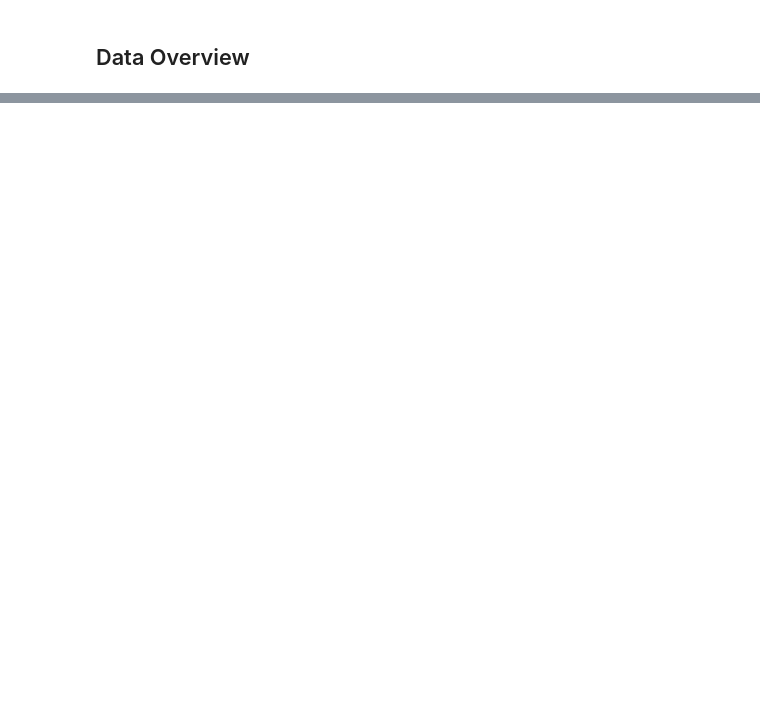
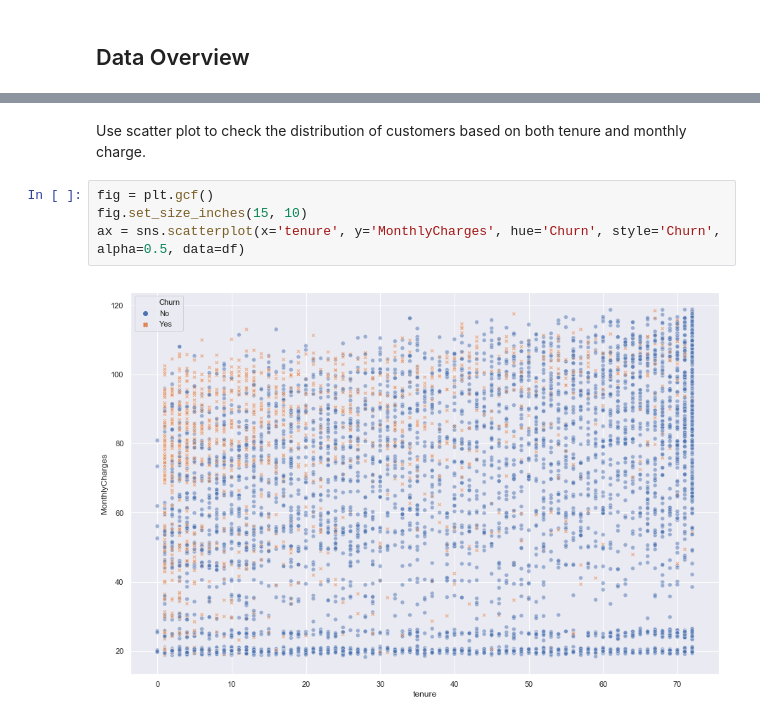
Before and after one commit to danb27/UW-MSIS522, a Jupyter notebook: lab/lab1/lab1_case_study.ipynb, the cells around one changed output, grey strips where cells are left out. Saved outputs shown, nothing was run; the diff lists cells and outputs as text; blank space fills up the shorter version.

```diff
--- a/lab/lab1/lab1_case_study.ipynb
+++ b/lab/lab1/lab1_case_study.ipynb
@@ -1473,0 +148,8 @@ for i,j,k in itertools.zip_longest(lst,range(length),mods) :
+# %% [markdown]
+Use scatter plot to check the distribution of customers based on both tenure and monthly charge.
+# %%
+fig = plt.gcf()
+fig.set_size_inches(15, 10)
+ax = sns.scatterplot(x='tenure', y='MonthlyCharges', hue='Churn', style='Churn', alpha=0.5, data=df)
+# %% [output]
+[figure, added]
```
Also changed, not shown: parts of 95 cells of this notebook.
